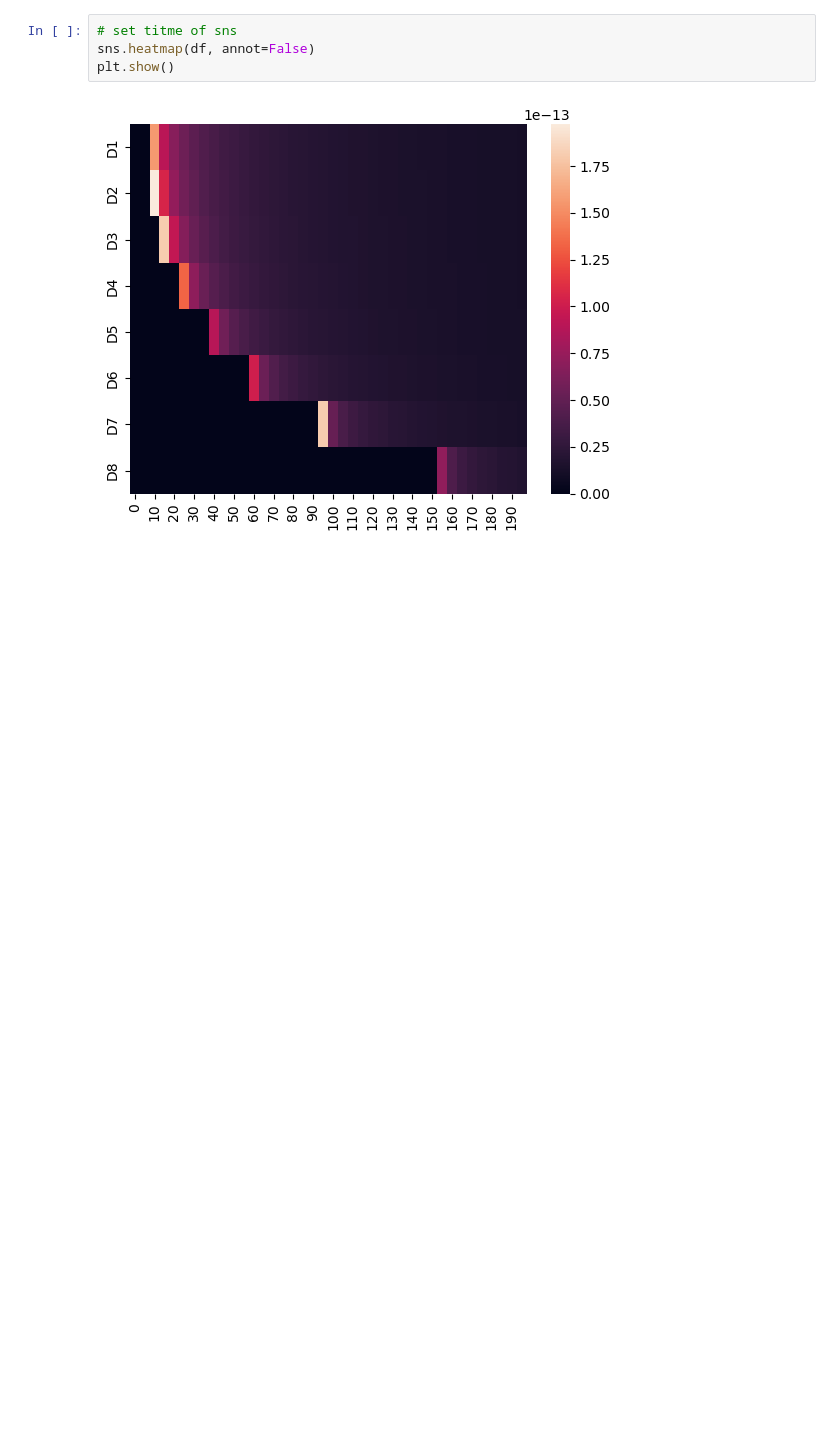
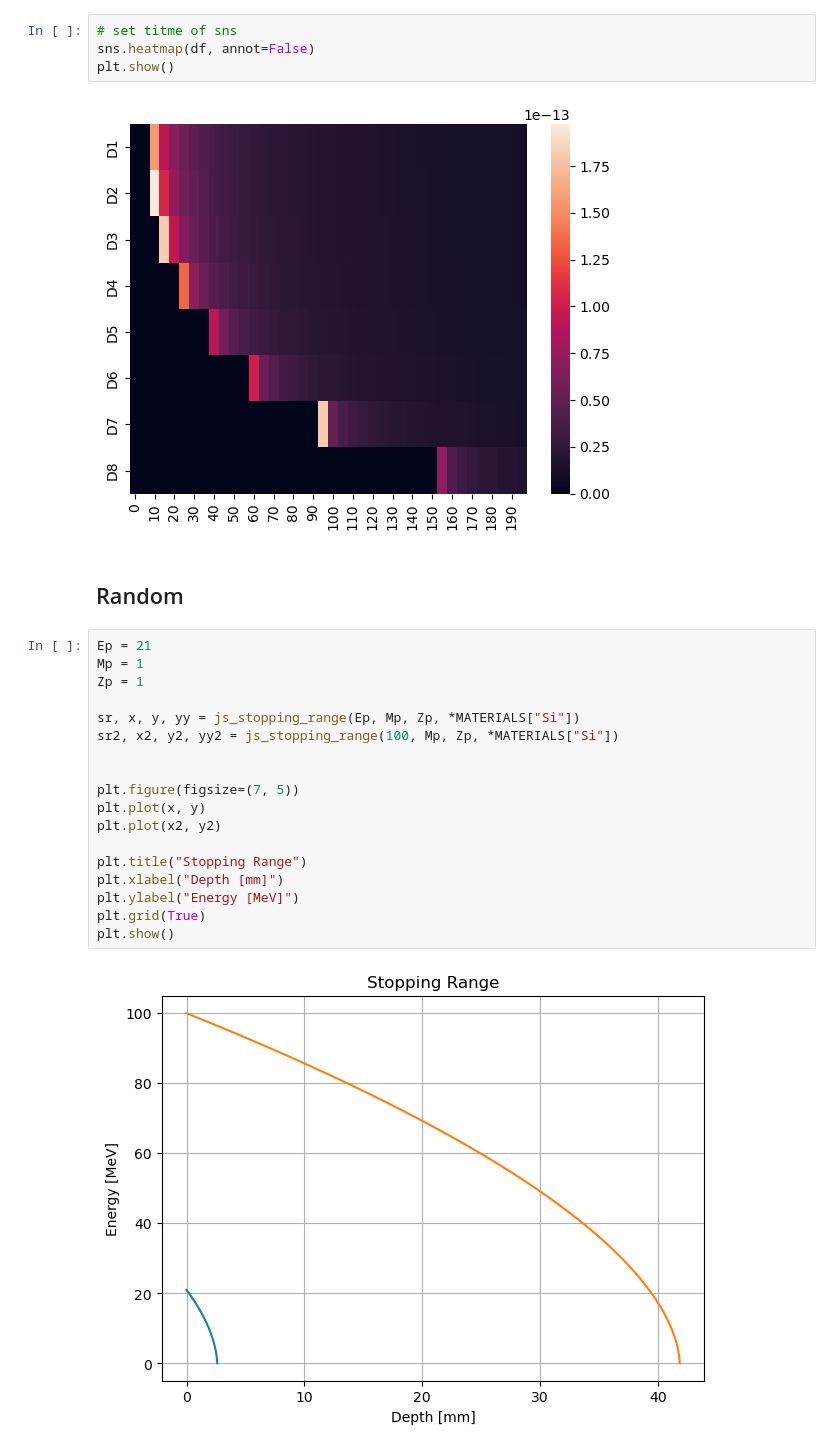
Before and after one commit to AGHRADEM/radem-notebooks, a Jupyter notebook: notebooks/0_simple_radem_simulation.ipynb, the cells around one changed output. Cells and saved outputs as stored; diff of their text form; blank space fills up the shorter version.

```diff
--- a/notebooks/0_simple_radem_simulation.ipynb
+++ b/notebooks/0_simple_radem_simulation.ipynb
@@ -778,3 +721,25 @@ sns.heatmap(df, annot=False)
 plt.show()
 # %% [output]
 [figure]
+# %% [markdown]
+## Random
+# %%
+Ep = 21
+Mp = 1
+Zp = 1
+
+sr, x, y, yy = js_stopping_range(Ep, Mp, Zp, *MATERIALS["Si"])
+sr2, x2, y2, yy2 = js_stopping_range(100, Mp, Zp, *MATERIALS["Si"])
+
+
+plt.figure(figsize=(7, 5))
+plt.plot(x, y)
+plt.plot(x2, y2)
+
+plt.title("Stopping Range")
+plt.xlabel("Depth [mm]")
+plt.ylabel("Energy [MeV]")
+plt.grid(True)
+plt.show()
+# %% [output]
+[figure, added]
```
Also changed, not shown: parts of 10 cells of this notebook.
